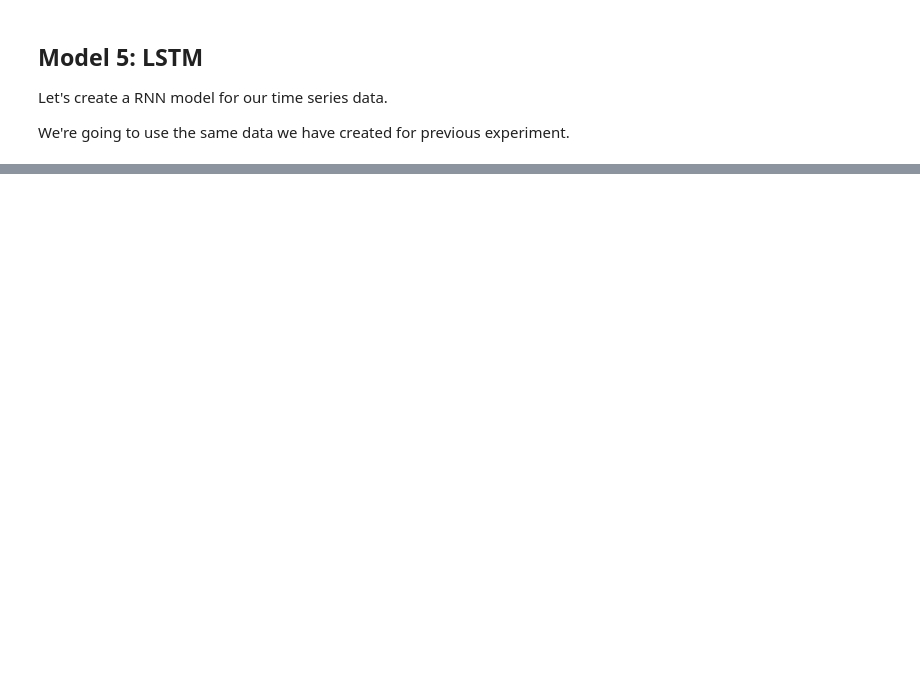
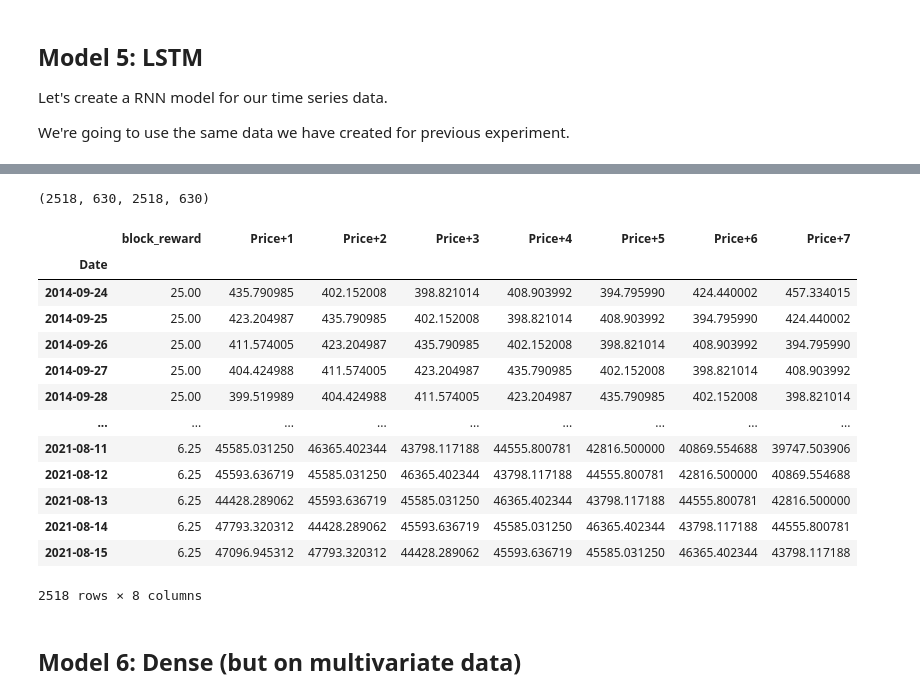
Before and after one commit to pawelkiszczak/tensorflow, a Jupyter notebook: colab_notebooks/10_time_series_forecasting_with_tensorflow.ipynb, the cells around one changed output, grey strips where cells are left out. Drawn from its saved outputs; the diff is of its cells as text; code cells hidden in the pictures; blank space fills up the shorter version.

```diff
--- a/colab_notebooks/10_time_series_forecasting_with_tensorflow.ipynb
+++ b/colab_notebooks/10_time_series_forecasting_with_tensorflow.ipynb
@@ -1410,0 +1537,5 @@ model_1_results
+# %%
+# Create X (windows) and y (horizon) features
+X = bitcoin_prices_windowed.dropna().drop('Price', axis=1).astype(np.float32)
+y = bitcoin_prices_windowed.dropna()['Price'].astype(np.float32)
+X.head(), y.head()
@@ -1410,0 +1560,28 @@ model_1_results
+# %%
+# Make train and test sets using indexing
+split_size = int(len(X) * 0.8)
+X_train, y_train = X[:split_size], y[:split_size]
+X_test, y_test = X[split_size:], y[split_size:]
+
+len(X_train), len(X_test), len(y_train), len(y_test)
+# %% [output]
+(2518, 630, 2518, 630)
+# %%
+X_train
+# %% [output]
+|  | block_reward | Price+1 | Price+2 | Price+3 | Price+4 | Price+5 | Price+6 | Price+7 |
+| Date |  |  |  |  |  |  |  |  |
+| 2014-09-24 | 25.00 | 435.790985 | 402.152008 | 398.821014 | 408.903992 | 394.795990 | 424.440002 | 457.334015 |
+| 2014-09-25 | 25.00 | 423.204987 | 435.790985 | 402.152008 | 398.821014 | 408.903992 | 394.795990 | 424.440002 |
+| 2014-09-26 | 25.00 | 411.574005 | 423.204987 | 435.790985 | 402.152008 | 398.821014 | 408.903992 | 394.795990 |
+| 2014-09-27 | 25.00 | 404.424988 | 411.574005 | 423.204987 | 435.790985 | 402.152008 | 398.821014 | 408.903992 |
+| 2014-09-28 | 25.00 | 399.519989 | 404.424988 | 411.574005 | 423.204987 | 435.790985 | 402.152008 | 398.821014 |
+| ... | ... | ... | ... | ... | ... | ... | ... | ... |
+| 2021-08-11 | 6.25 | 45585.031250 | 46365.402344 | 43798.117188 | 44555.800781 | 42816.500000 | 40869.554688 | 39747.503906 |
+| 2021-08-12 | 6.25 | 45593.636719 | 45585.031250 | 46365.402344 | 43798.117188 | 44555.800781 | 42816.500000 | 40869.554688 |
+| 2021-08-13 | 6.25 | 44428.289062 | 45593.636719 | 45585.031250 | 46365.402344 | 43798.117188 | 44555.800781 | 42816.500000 |
+| 2021-08-14 | 6.25 | 47793.320312 | 44428.289062 | 45593.636719 | 45585.031250 | 46365.402344 | 43798.117188 | 44555.800781 |
+| 2021-08-15 | 6.25 | 47096.945312 | 47793.320312 | 44428.289062 | 45593.636719 | 45585.031250 | 46365.402344 | 43798.117188 |
+2518 rows × 8 columns
+# %% [markdown]
+## Model 6: Dense (but on multivariate data)
```
Also changed, not shown: parts of 49 cells of this notebook.
